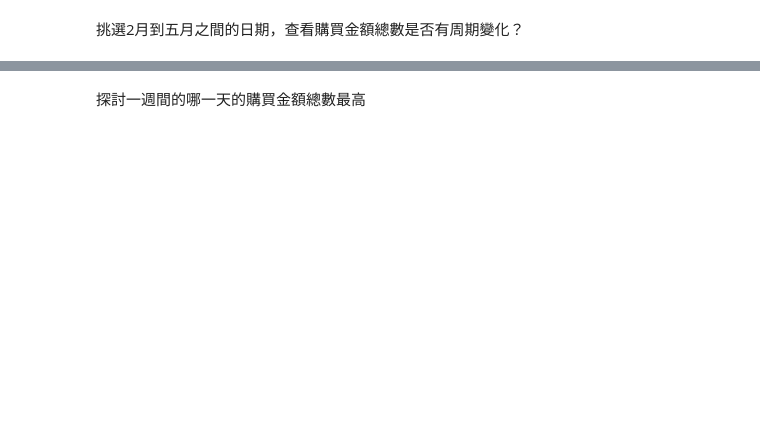
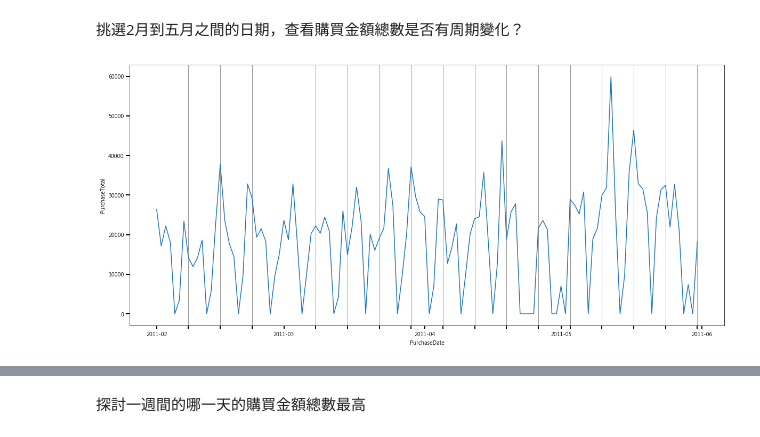
Before and after one commit to sungchien/ecommerce, a Jupyter notebook: 11-exploratory-data-analysis.ipynb, the cells around one changed output, grey strips where cells are left out. Drawn from its saved outputs; the diff is of its cells as text; code cells hidden in the pictures; blank space fills up the shorter version.

```diff
--- a/11-exploratory-data-analysis.ipynb
+++ b/11-exploratory-data-analysis.ipynb
@@ -334,0 +325,15 @@ major_canceller.rename(columns={"Total": "Cancel_Total"}) \
+# %%
+months = mdates.MonthLocator()  # every month
+weeks = mdates.WeekdayLocator() # every week
+
+fig, ax = plt.subplots(figsize=(20,9))
+chart = sns.lineplot(data=pur.loc[pur.PurchaseDate.apply(lambda x: x>=date(2011, 2, 1) and x<=date(2011, 5, 31))], x='PurchaseDate',y='PurchaseTotal')
+
+ax.xaxis.set_major_locator(months)
+ax.xaxis.set_minor_locator(weeks)
+
+ax.xaxis.grid(True, which='minor')
+
+ax.tick_params(which='both', width=2, length=7)
+# %% [output]
+[figure, added]
```
Also changed, not shown: parts of 46 cells of this notebook, 2 other files.
